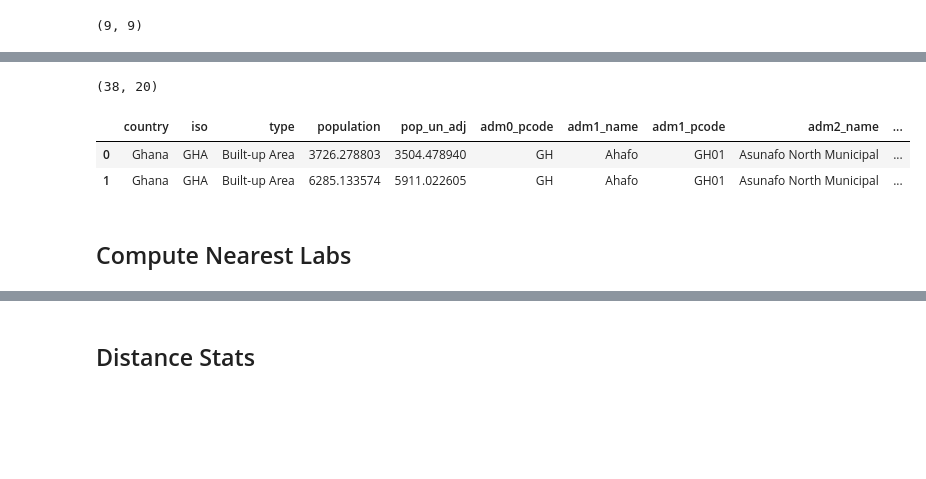
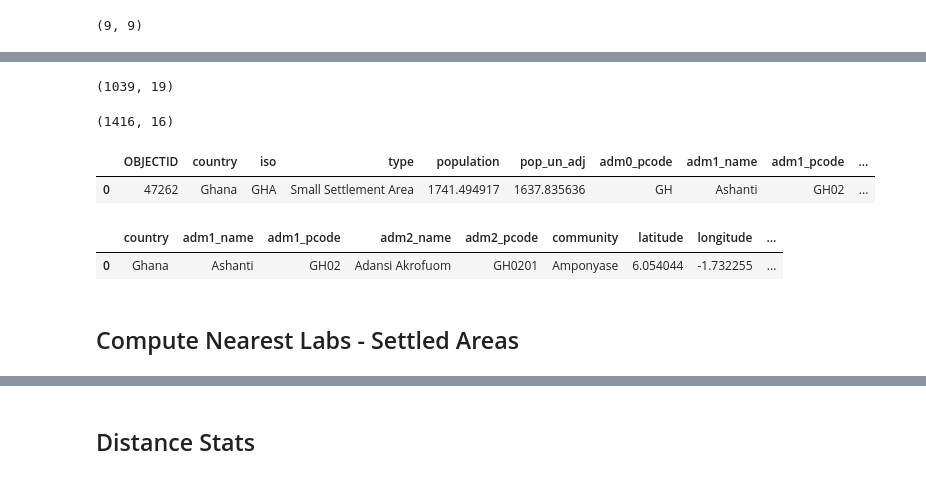
Before and after one commit to duncan-aquaya/py-sandbox, a Jupyter notebook: assurance-fund/Community-Lab-Distances.ipynb, the cells around one changed output, grey strips where cells are left out. Cells and saved outputs as stored; diff of their text form; code cells hidden in the pictures; blank space fills up the shorter version.

```diff
--- a/assurance-fund/Community-Lab-Distances.ipynb
+++ b/assurance-fund/Community-Lab-Distances.ipynb
@@ -24,5 +24,6 @@ pd.options.plotting.backend = "matplotlib"
 # %%
-comms_file = "/Users/datascience/Development/aquaya/py-sandbox/assurance-fund/data/AFPW-GHA-Communities-Ahafo.1000-20000.summary.xlsx"
+comms_file = "/Users/datascience/Development/aquaya/py-sandbox/assurance-fund/export/AFPW-AnnotatedCommunities.1000-200000.summary.xlsx"
+pp_file = "/Users/datascience/Development/aquaya/py-sandbox/assurance-fund/export/AFPW-PopulatedPlaces.1000-200000.populatedplaces.xlsx"
 labs_file = "/Users/datascience/Development/aquaya/py-sandbox/assurance-fund/data/GWCL Regional Labs.xlsx"
 # %%
 labs_df = pd.read_excel(labs_file)
@@ -40,12 +48,21 @@ labs_df.head(2)
 comms_df = pd.read_excel(comms_file)
 comms_df.shape
 # %% [output]
-(38, 20)
+(1039, 19)
+# %%
+pp_df = pd.read_excel(pp_file)
+pp_df.shape
+# %% [output]
+(1416, 16)
 # %%
-comms_df.head(2)
+comms_df.head(1)
 # %% [output]
-|  | country | iso | type | population | pop_un_adj | adm0_pcode | adm1_name | adm1_pcode | adm2_name | ... |
-| 0 | Ghana | GHA | Built-up Area | 3726.278803 | 3504.478940 | GH | Ahafo | GH01 | Asunafo North Municipal | ... |
-| 1 | Ghana | GHA | Built-up Area | 6285.133574 | 5911.022605 | GH | Ahafo | GH01 | Asunafo North Municipal | ... |
+|  | OBJECTID | country | iso | type | population | pop_un_adj | adm0_pcode | adm1_name | adm1_pcode | ... |
+| 0 | 47262 | Ghana | GHA | Small Settlement Area | 1741.494917 | 1637.835636 | GH | Ashanti | GH02 | ... |
+# %%
+pp_df.head(1)
+# %% [output]
+|  | country | adm1_name | adm1_pcode | adm2_name | adm2_pcode | community | latitude | longitude | ... |
+| 0 | Ghana | Ashanti | GH02 | Adansi Akrofuom | GH0201 | Amponyase | 6.054044 | -1.732255 | ... |
 # %% [markdown]
-## Compute Nearest Labs
+## Compute Nearest Labs - Settled Areas
```
Also changed, not shown: parts of 19 cells of this notebook, 6 other files.
